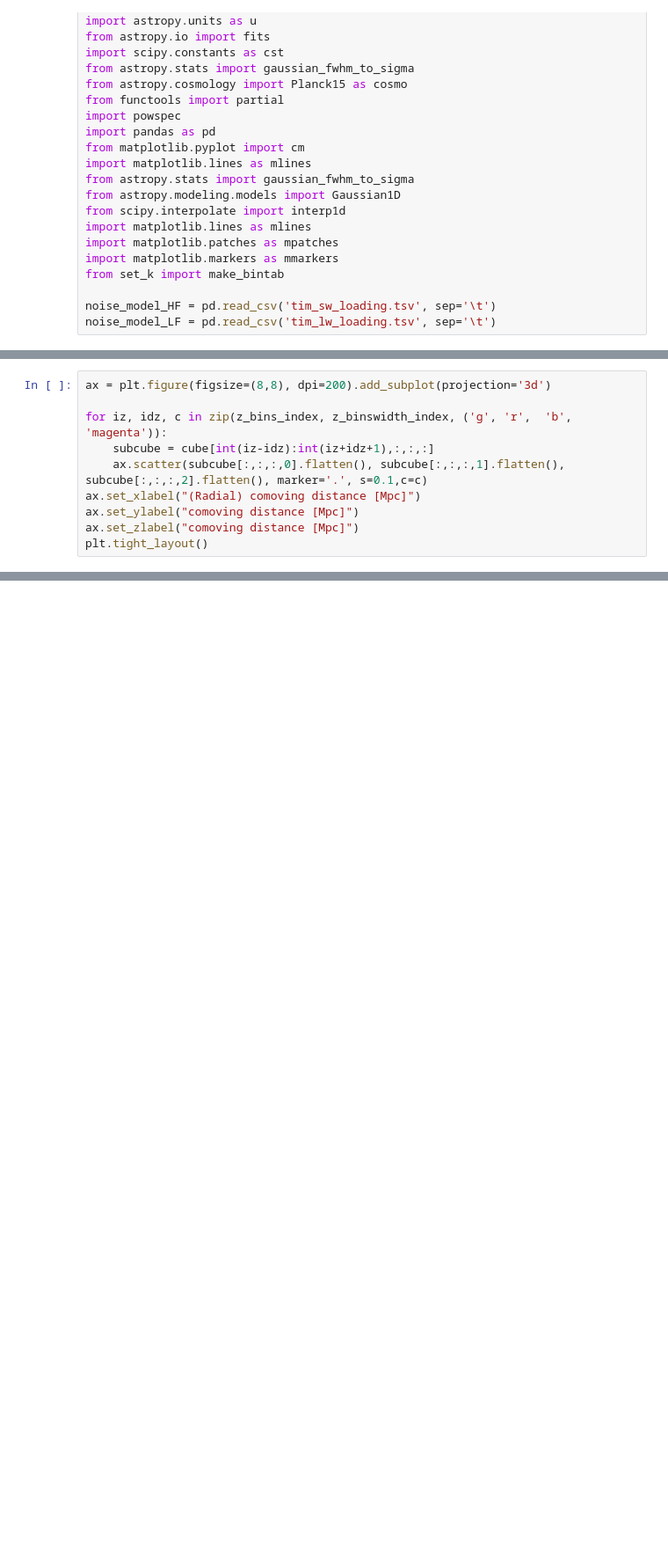
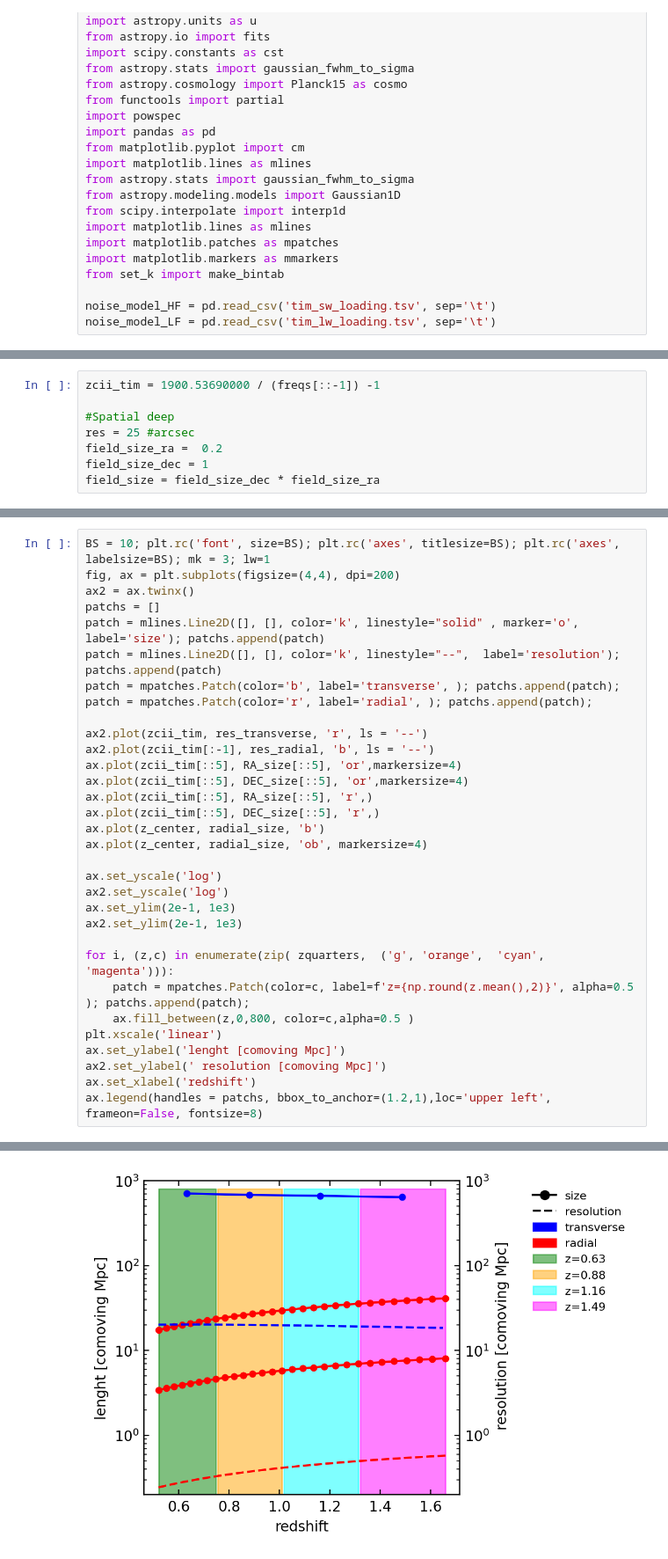
Before and after one commit to mvancuyck/TIM_pysides_user_friendly, a Jupyter notebook: kmodes_in_rectangle_tim.ipynb, the cells around one changed output, grey strips where cells are left out. Shown at 88% size. Drawn from its saved outputs; the diff is of its cells as text; blank space fills up the shorter version.

```diff
--- a/kmodes_in_rectangle_tim.ipynb
+++ b/kmodes_in_rectangle_tim.ipynb
@@ -76 +51,9 @@ redshift depth at z=0.63 dz= 0.22375563534714393
+# %%
+zcii_tim = 1900.53690000 / (freqs[::-1]) -1
+
+#Spatial deep
+res = 25 #arcsec
+field_size_ra =  0.2
+field_size_dec = 1
+field_size = field_size_dec * field_size_ra
 # %%
@@ -130,10 +139,0 @@ plt.tight_layout()
-# %%
-ax = plt.figure(figsize=(8,8), dpi=200).add_subplot(projection='3d')
-
-for iz, idz, c in zip(z_bins_index, z_binswidth_index, ('g', 'r',  'b', 'magenta')):
-    subcube = cube[int(iz-idz):int(iz+idz+1),:,:,:]
-    ax.scatter(subcube[:,:,:,0].flatten(), subcube[:,:,:,1].flatten(), subcube[:,:,:,2].flatten(), marker='.', s=0.1,c=c)
-ax.set_xlabel("(Radial) comoving distance [Mpc]")
-ax.set_ylabel("comoving distance [Mpc]")
-ax.set_zlabel("comoving distance [Mpc]")
-plt.tight_layout()
@@ -227,0 +140,33 @@ fig.tight_layout()
+# %%
+BS = 10; plt.rc('font', size=BS); plt.rc('axes', titlesize=BS); plt.rc('axes', labelsize=BS); mk = 3; lw=1
+fig, ax = plt.subplots(figsize=(4,4), dpi=200)
+ax2 = ax.twinx()
+patchs = []
+patch = mlines.Line2D([], [], color='k', linestyle="solid" , marker='o', label='size'); patchs.append(patch)
+patch = mlines.Line2D([], [], color='k', linestyle="--",  label='resolution'); patchs.append(patch)
+patch = mpatches.Patch(color='b', label='transverse', ); patchs.append(patch);
+patch = mpatches.Patch(color='r', label='radial', ); patchs.append(patch);
+
+ax2.plot(zcii_tim, res_transverse, 'r', ls = '--')
+ax2.plot(zcii_tim[:-1], res_radial, 'b', ls = '--')
+ax.plot(zcii_tim[::5], RA_size[::5], 'or',markersize=4)
+ax.plot(zcii_tim[::5], DEC_size[::5], 'or',markersize=4)
+ax.plot(zcii_tim[::5], RA_size[::5], 'r',)
+ax.plot(zcii_tim[::5], DEC_size[::5], 'r',)
+ax.plot(z_center, radial_size, 'b')
+ax.plot(z_center, radial_size, 'ob', markersize=4)
+
+ax.set_yscale('log')
+ax2.set_yscale('log')
+ax.set_ylim(2e-1, 1e3)
+ax2.set_ylim(2e-1, 1e3)
+
+for i, (z,c) in enumerate(zip( zquarters,  ('g', 'orange',  'cyan', 'magenta'))):
+    patch = mpatches.Patch(color=c, label=f'z={np.round(z.mean(),2)}', alpha=0.5 ); patchs.append(patch);
+    ax.fill_between(z,0,800, color=c,alpha=0.5 )
+plt.xscale('linear')
+ax.set_ylabel('lenght [comoving Mpc]')
+ax2.set_ylabel(' resolution [comoving Mpc]')
+ax.set_xlabel('redshift')
+ax.legend(handles = patchs, bbox_to_anchor=(1.2,1),loc='upper left', frameon=False, fontsize=8)
+# %% [output]
@@ -228 +174,2 @@ fig.tight_layout()
+[figure, added]
 # %%
```
Also changed, not shown: parts of 13 cells of this notebook.
